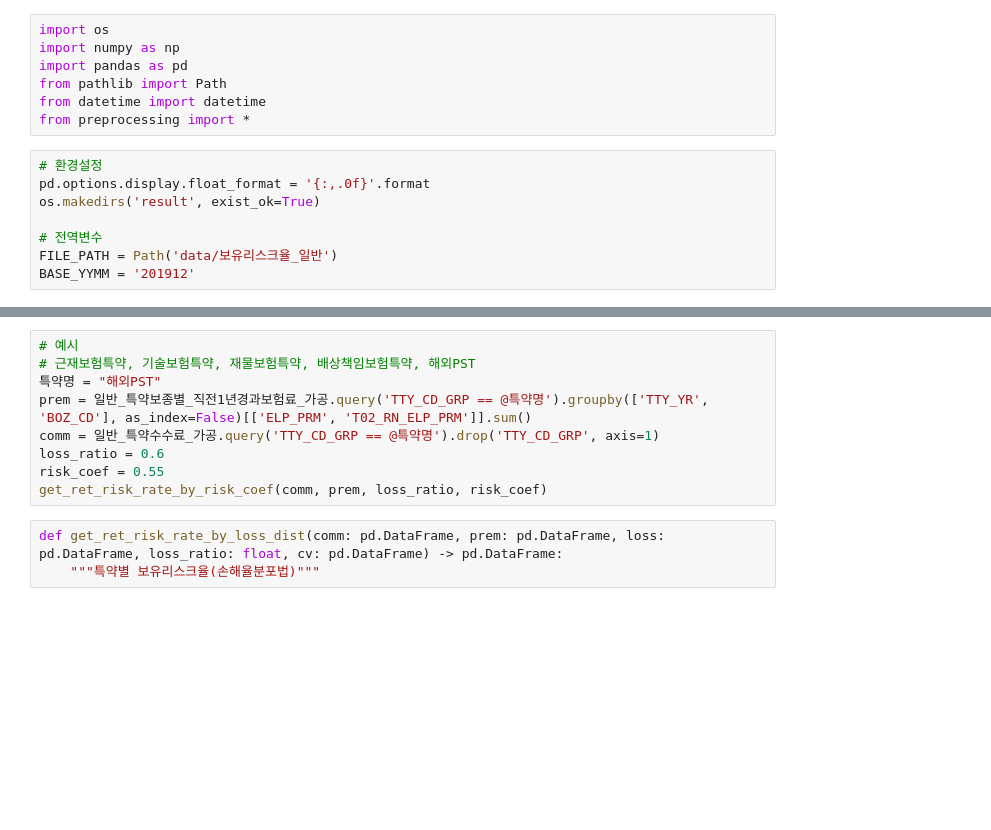
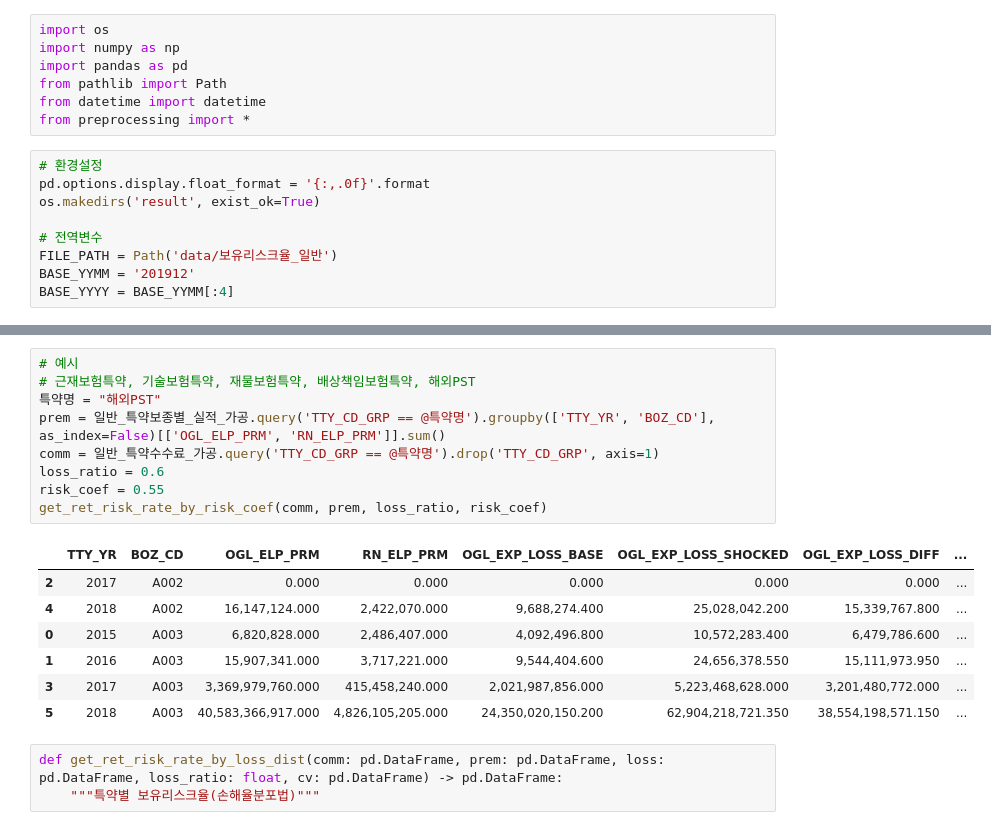
Before and after one commit to lee3jjang/qis4, a Jupyter notebook: 보유리스크율_일반.ipynb, the cells around one changed output, grey strips where cells are left out. Cells and saved outputs as stored; diff of their text form; blank space fills up the shorter version.

```diff
--- a/보유리스크율_일반.ipynb
+++ b/보유리스크율_일반.ipynb
@@ -13,5 +13,6 @@ os.makedirs('result', exist_ok=True)
 # 전역변수
 FILE_PATH = Path('data/보유리스크율_일반')
 BASE_YYMM = '201912'
+BASE_YYYY = BASE_YYMM[:4]
 # %%
 # 데이터 불러오기
@@ -98,12 +162,20 @@ BASE_YYMM = '201912'
 # %%
 # 예시
 # 근재보험특약, 기술보험특약, 재물보험특약, 배상책임보험특약, 해외PST
 특약명 = "해외PST"
-prem = 일반_특약보종별_직전1년경과보험료_가공.query('TTY_CD_GRP == @특약명').groupby(['TTY_YR', 'BOZ_CD'], as_index=False)[['ELP_PRM', 'T02_RN_ELP_PRM']].sum()
+prem = 일반_특약보종별_실적_가공.query('TTY_CD_GRP == @특약명').groupby(['TTY_YR', 'BOZ_CD'], as_index=False)[['OGL_ELP_PRM', 'RN_ELP_PRM']].sum()
 comm = 일반_특약수수료_가공.query('TTY_CD_GRP == @특약명').drop('TTY_CD_GRP', axis=1)
 loss_ratio = 0.6
 risk_coef = 0.55
 get_ret_risk_rate_by_risk_coef(comm, prem, loss_ratio, risk_coef)
+# %% [output]
+|  | TTY_YR | BOZ_CD | OGL_ELP_PRM | RN_ELP_PRM | OGL_EXP_LOSS_BASE | OGL_EXP_LOSS_SHOCKED | OGL_EXP_LOSS_DIFF | ... |
+| 2 | 2017 | A002 | 0.000 | 0.000 | 0.000 | 0.000 | 0.000 | ... |
+| 4 | 2018 | A002 | 16,147,124.000 | 2,422,070.000 | 9,688,274.400 | 25,028,042.200 | 15,339,767.800 | ... |
+| 0 | 2015 | A003 | 6,820,828.000 | 2,486,407.000 | 4,092,496.800 | 10,572,283.400 | 6,479,786.600 | ... |
+| 1 | 2016 | A003 | 15,907,341.000 | 3,717,221.000 | 9,544,404.600 | 24,656,378.550 | 15,111,973.950 | ... |
+| 3 | 2017 | A003 | 3,369,979,760.000 | 415,458,240.000 | 2,021,987,856.000 | 5,223,468,628.000 | 3,201,480,772.000 | ... |
+| 5 | 2018 | A003 | 40,583,366,917.000 | 4,826,105,205.000 | 24,350,020,150.200 | 62,904,218,721.350 | 38,554,198,571.150 | ... |
 # %%
 def get_ret_risk_rate_by_loss_dist(comm: pd.DataFrame, prem: pd.DataFrame, loss: pd.DataFrame, loss_ratio: float, cv: pd.DataFrame) -> pd.DataFrame:
     """특약별 보유리스크율(손해율분포법)"""
```
Also changed, not shown: parts of 6 cells of this notebook, 6 other files.
